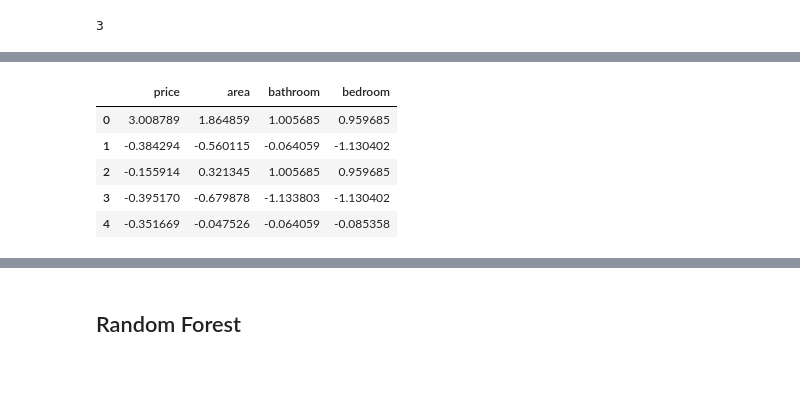
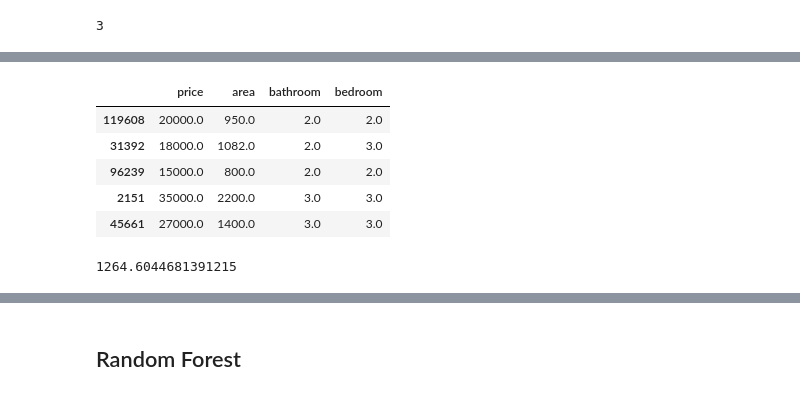
Before and after one commit to aadi2305/house-price-prediction, a Jupyter notebook: regressor.ipynb, the cells around one changed output, grey strips where cells are left out. Cells and saved outputs as stored; diff of their text form; code cells hidden in the pictures.

```diff
--- a/regressor.ipynb
+++ b/regressor.ipynb
@@ -115,19 +129,24 @@ df_numerical
 # %%
 from sklearn.preprocessing import StandardScaler #importing StandardScaler
 scaler = StandardScaler() #this is how we will reference StandardScaler
 #creating a new dataframe of scaled data
-df_scaled = pd.DataFrame(scaler.fit_transform(df_numerical),columns = df_numerical.columns) #fitting and transforming our data
+# df_scaled = pd.DataFrame(scaler.fit_transform(df_numerical),columns = df_numerical.columns) #fitting and transforming our data
+df_scaled = pd.DataFrame(df_numerical,columns = df_numerical.columns)
 #as well as making sure our column names carry over, otherwise our function will just return a numpy array
 df_scaled.head() #let's check it out!
 # %% [output]
 |  | price | area | bathroom | bedroom |
-| 0 | 3.008789 | 1.864859 | 1.005685 | 0.959685 |
-| 1 | -0.384294 | -0.560115 | -0.064059 | -1.130402 |
-| 2 | -0.155914 | 0.321345 | 1.005685 | 0.959685 |
-| 3 | -0.395170 | -0.679878 | -1.133803 | -1.130402 |
-| 4 | -0.351669 | -0.047526 | -0.064059 | -0.085358 |
+| 119608 | 20000.0 | 950.0 | 2.0 | 2.0 |
+| 31392 | 18000.0 | 1082.0 | 2.0 | 3.0 |
+| 96239 | 15000.0 | 800.0 | 2.0 | 2.0 |
+| 2151 | 35000.0 | 2200.0 | 3.0 | 3.0 |
+| 45661 | 27000.0 | 1400.0 | 3.0 | 3.0 |
 # %%
 x = df_categorical
+# %%
+df_scaled["area"].mean()
+# %% [output]
+1264.6044681391215
 # %%
 x['area'] = df_scaled['area']
 x['bathroom'] = df_scaled['bathroom']
```
Also changed, not shown: parts of 8 cells of this notebook, 21 other files.
